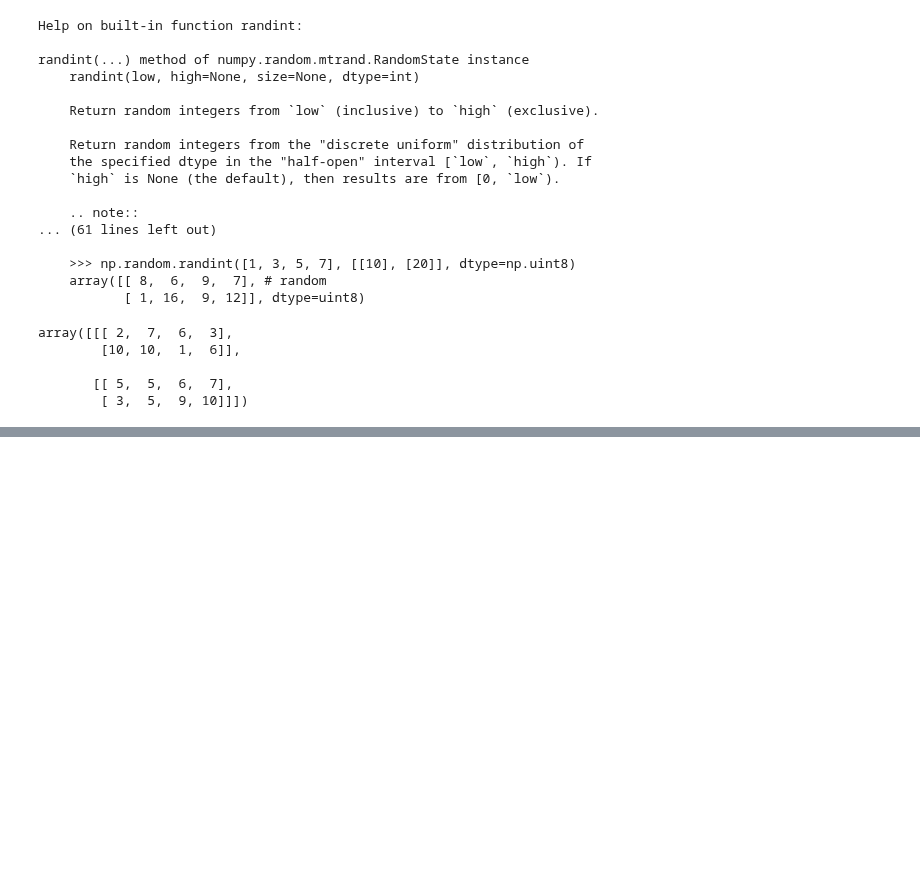
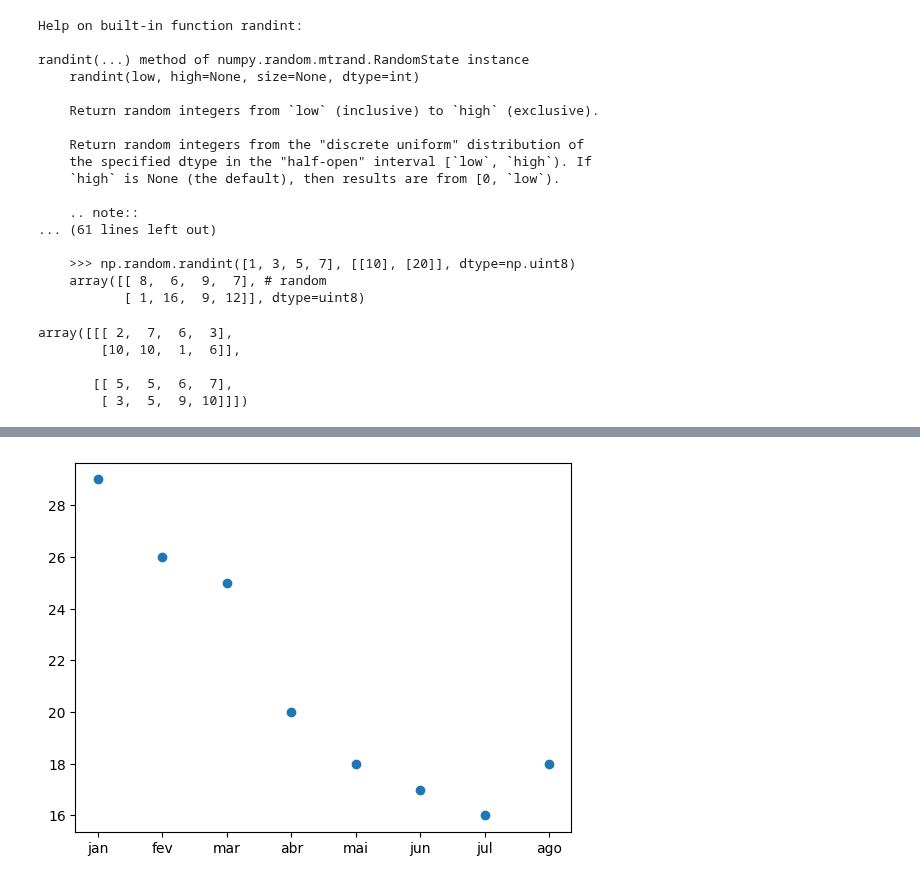
Before and after one commit to francfelipe/python-fundamentos, a Jupyter notebook: plumbers/python-fundamentos.ipynb, the cells around one changed output, grey strips where cells are left out. Cells and saved outputs as stored; diff of their text form; code cells hidden in the pictures; blank space fills up the shorter version.

```diff
--- a/plumbers/python-fundamentos.ipynb
+++ b/plumbers/python-fundamentos.ipynb
@@ -2401,0 +2457,7 @@ array([[[ 2,  7,  6,  3],
+# %%
+plt.scatter(
+    mes,
+    temperatura
+);
+# %% [output]
+[figure, added]
```
Also changed, not shown: parts of 13 cells of this notebook.
